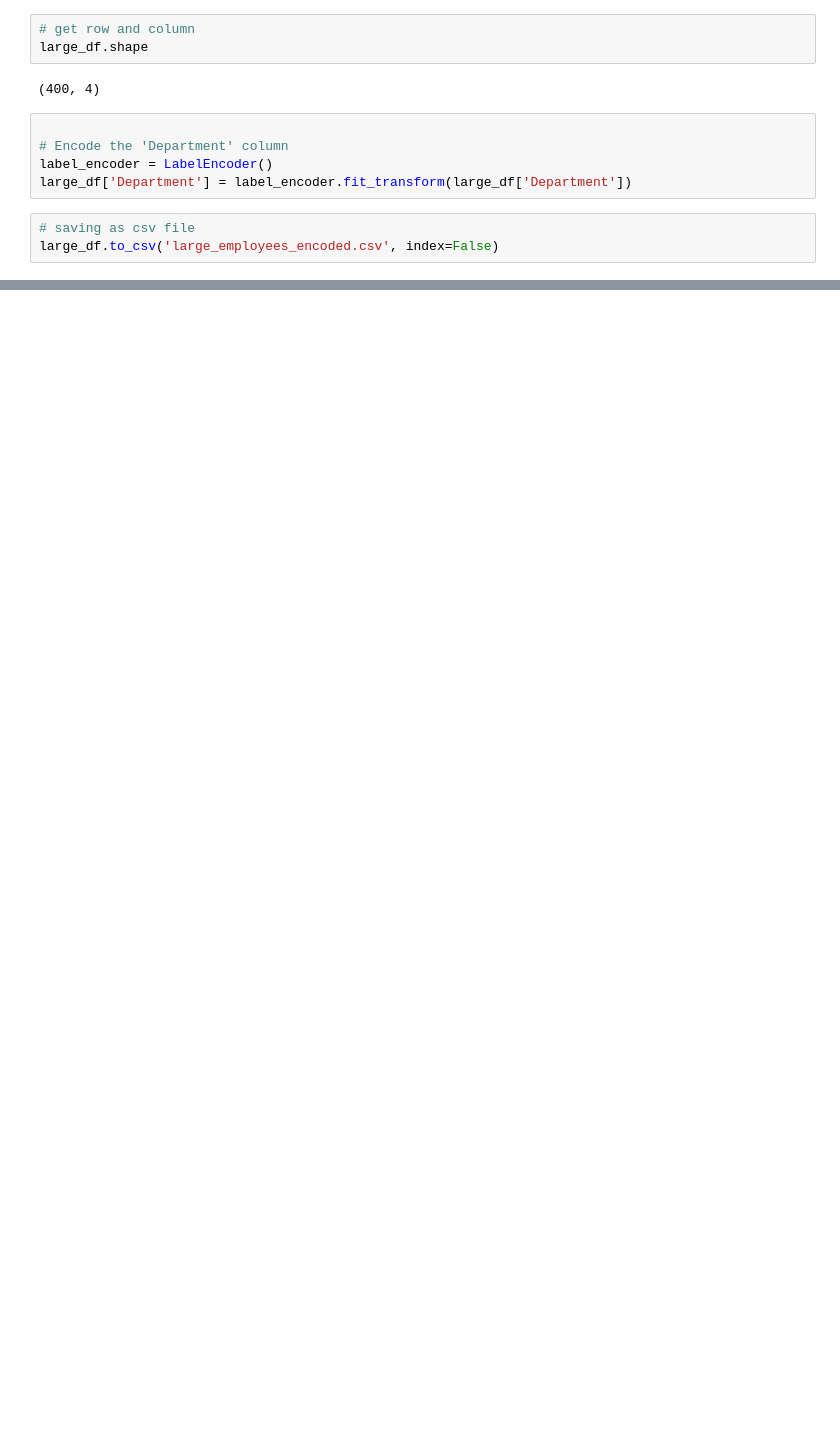
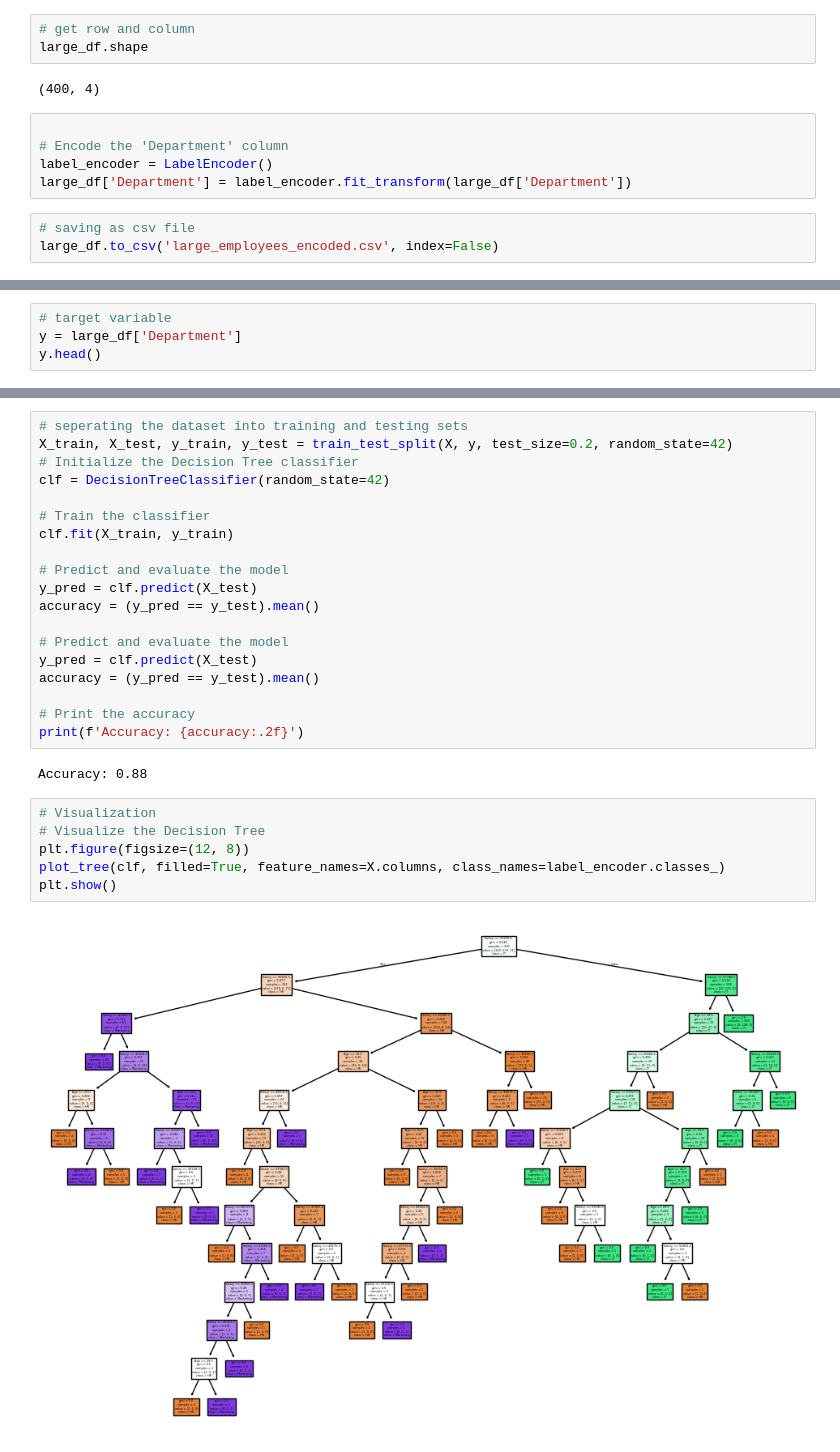
Before and after one commit to awalehdek/Machine-Learning, a Jupyter notebook: Decision Tree/Decision_Tree.ipynb, the cells around one changed output, grey strips where cells are left out. Cells and saved outputs as stored; diff of their text form; blank space fills up the shorter version.

Commit message:
train, predict, visualize

```diff
--- a/Decision Tree/Decision_Tree.ipynb
+++ b/Decision Tree/Decision_Tree.ipynb
@@ -198 +198,5 @@ X
 400 rows × 2 columns
+# %%
+# target variable
+y = large_df['Department']
+y.head()
@@ -198,0 +210,29 @@ X
+# %%
+# seperating the dataset into training and testing sets
+X_train, X_test, y_train, y_test = train_test_split(X, y, test_size=0.2, random_state=42)
+# Initialize the Decision Tree classifier
+clf = DecisionTreeClassifier(random_state=42)
+
+# Train the classifier
+clf.fit(X_train, y_train)
+
+# Predict and evaluate the model
+y_pred = clf.predict(X_test)
+accuracy = (y_pred == y_test).mean()
+
+# Predict and evaluate the model
+y_pred = clf.predict(X_test)
+accuracy = (y_pred == y_test).mean()
+
+# Print the accuracy
+print(f'Accuracy: {accuracy:.2f}')
+# %% [output]
+Accuracy: 0.88
+# %%
+# Visualization
+# Visualize the Decision Tree
+plt.figure(figsize=(12, 8))
+plot_tree(clf, filled=True, feature_names=X.columns, class_names=label_encoder.classes_)
+plt.show()
+# %% [output]
+[figure, added]
```
Also changed, not shown: parts of 3 cells of this notebook, 1 other file.
